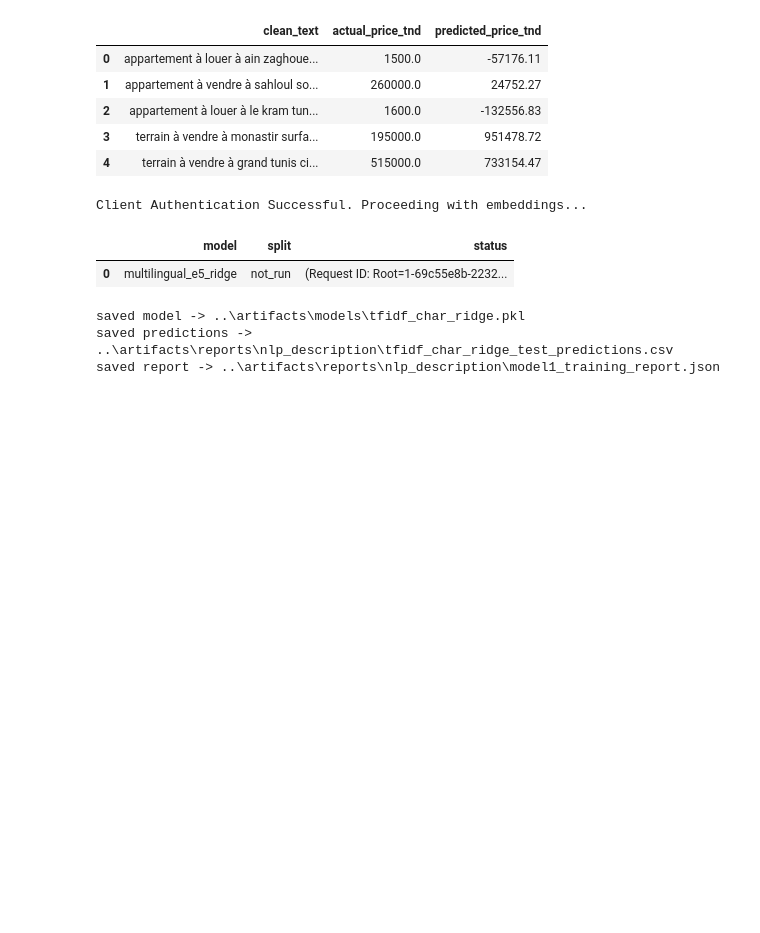
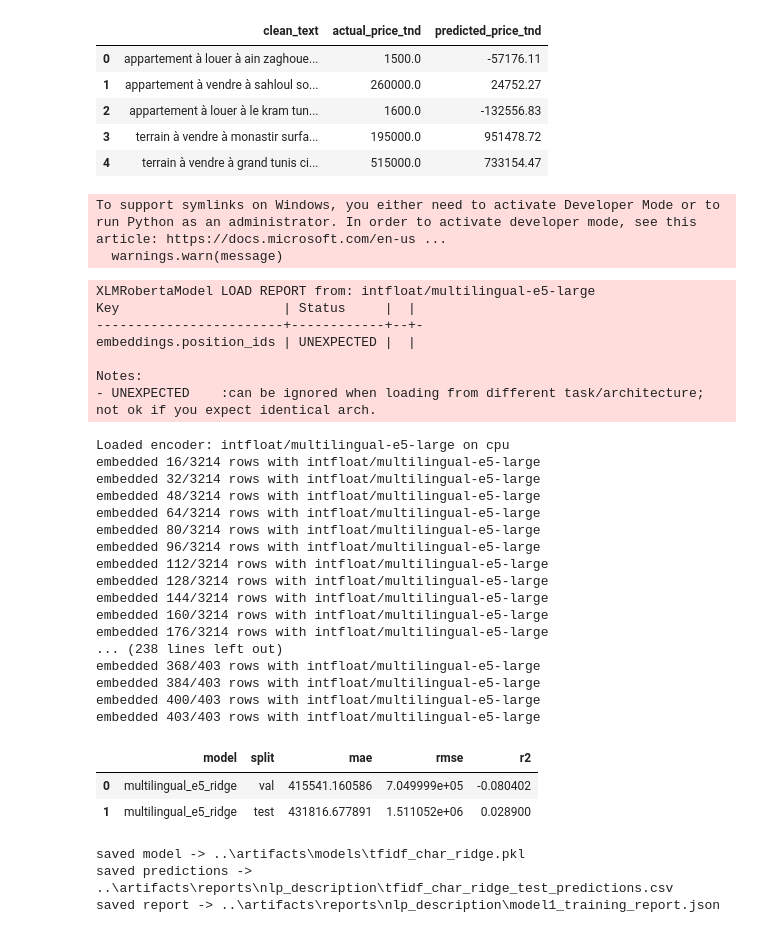
Before and after one commit to khalil951/EstateMind, a Jupyter notebook: notebooks/nlp_model_description.ipynb, the cells around one changed output. Saved outputs shown, nothing was run; the diff lists cells and outputs as text; code cells hidden in the pictures; blank space fills up the shorter version.

```diff
--- a/notebooks/nlp_model_description.ipynb
+++ b/notebooks/nlp_model_description.ipynb
@@ -174,44 +194,67 @@ embedding_rows = []
 embedding_predictions_df = pd.DataFrame()
 
 try:
     X_train_embed, y_train_embed = maybe_limit_split(X_train, y_train, EMBED_TRAIN_LIMIT)
-    try:
-        client = build_hf_client()
-        print("Client Authentication Successful. Proceeding with embeddings...")
-    except Exception as e:
-        print(f"Client Authentication Failed because of {e}")
+    tokenizer, encoder_model, device = build_local_e5_encoder()
+    print(f'Loaded encoder: {EMBEDDING_MODEL_ID} on {device}')
 
-    train_embeddings = embed_texts_with_hf(client, X_train_embed.tolist())
-    val_embeddings = embed_texts_with_hf(client, X_val.tolist())
-    test_embeddings = embed_texts_with_hf(client, X_test.tolist())
+    train_embeddings = embed_texts_with_e5(X_train_embed.tolist(), tokenizer, encoder_model, device)
+    val_embeddings = embed_texts_with_e5(X_val.tolist(), tokenizer, encoder_model, device)
+    test_embeddings = embed_texts_with_e5(X_test.tolist(), tokenizer, encoder_model, device)
 
     embedding_model = Ridge(alpha=3.0, random_state=42)
     embedding_model.fit(train_embeddings, y_train_embed)
 
     val_embed_pred = embedding_model.predict(val_embeddings)
     test_embed_pred = embedding_model.predict(test_embeddings)
 
     embedding_rows.append(regression_metrics(y_true=y_val, pred=val_embed_pred, model_name='multilingual_e5_ridge', split_name='val'))
     embedding_rows.append(regression_metrics(y_true=y_test, pred=test_embed_pred, model_name='multilingual_e5_ridge', split_name='test'))
 
     embedding_predictions_df = pd.DataFrame({
         'clean_text': X_test,
         'actual_price_tnd': y_test,
         'predicted_price_tnd': np.round(test_embed_pred, 2),
     })
 except Exception as exc:
     embedding_rows.append({
         'model': 'multilingual_e5_ridge',
         'split': 'not_run',
         'status': str(exc),
     })
 
 embedding_metrics_df = pd.DataFrame(embedding_rows)
 embedding_metrics_df
 # %% [output]
-Client Authentication Successful. Proceeding with embeddings...
+To support symlinks on Windows, you either need to activate Developer Mode or to run Python as an administrator. In order to activate developer mode, see this article: https://docs.microsoft.com/en-us ...
+  warnings.warn(message)
+XLMRobertaModel LOAD REPORT from: intfloat/multilingual-e5-large
+Key                     | Status     |  |
+------------------------+------------+--+-
+embeddings.position_ids | UNEXPECTED |  |
+
+Notes:
+- UNEXPECTED    :can be ignored when loading from different task/architecture; not ok if you expect identical arch.
+Loaded encoder: intfloat/multilingual-e5-large on cpu
+embedded 16/3214 rows with intfloat/multilingual-e5-large
+embedded 32/3214 rows with intfloat/multilingual-e5-large
+embedded 48/3214 rows with intfloat/multilingual-e5-large
+embedded 64/3214 rows with intfloat/multilingual-e5-large
+embedded 80/3214 rows with intfloat/multilingual-e5-large
+embedded 96/3214 rows with intfloat/multilingual-e5-large
+embedded 112/3214 rows with intfloat/multilingual-e5-large
+embedded 128/3214 rows with intfloat/multilingual-e5-large
+embedded 144/3214 rows with intfloat/multilingual-e5-large
+embedded 160/3214 rows with intfloat/multilingual-e5-large
+embedded 176/3214 rows with intfloat/multilingual-e5-large
+... (238 lines left out)
+embedded 368/403 rows with intfloat/multilingual-e5-large
+embedded 384/403 rows with intfloat/multilingual-e5-large
+embedded 400/403 rows with intfloat/multilingual-e5-large
+embedded 403/403 rows with intfloat/multilingual-e5-large
-|  | model | split | status |
-| 0 | multilingual_e5_ridge | not_run | (Request ID: Root=1-69c55e8b-2232... |
+|  | model | split | mae | rmse | r2 |
+| 0 | multilingual_e5_ridge | val | 415541.160586 | 7.049999e+05 | -0.080402 |
+| 1 | multilingual_e5_ridge | test | 431816.677891 | 1.511052e+06 | 0.028900 |
 # %%
 models_dir = Path('../artifacts/models')
 reports_dir = Path('../artifacts/reports/nlp_description')
```
Also changed, not shown: parts of 2 cells of this notebook, 35 other files.
